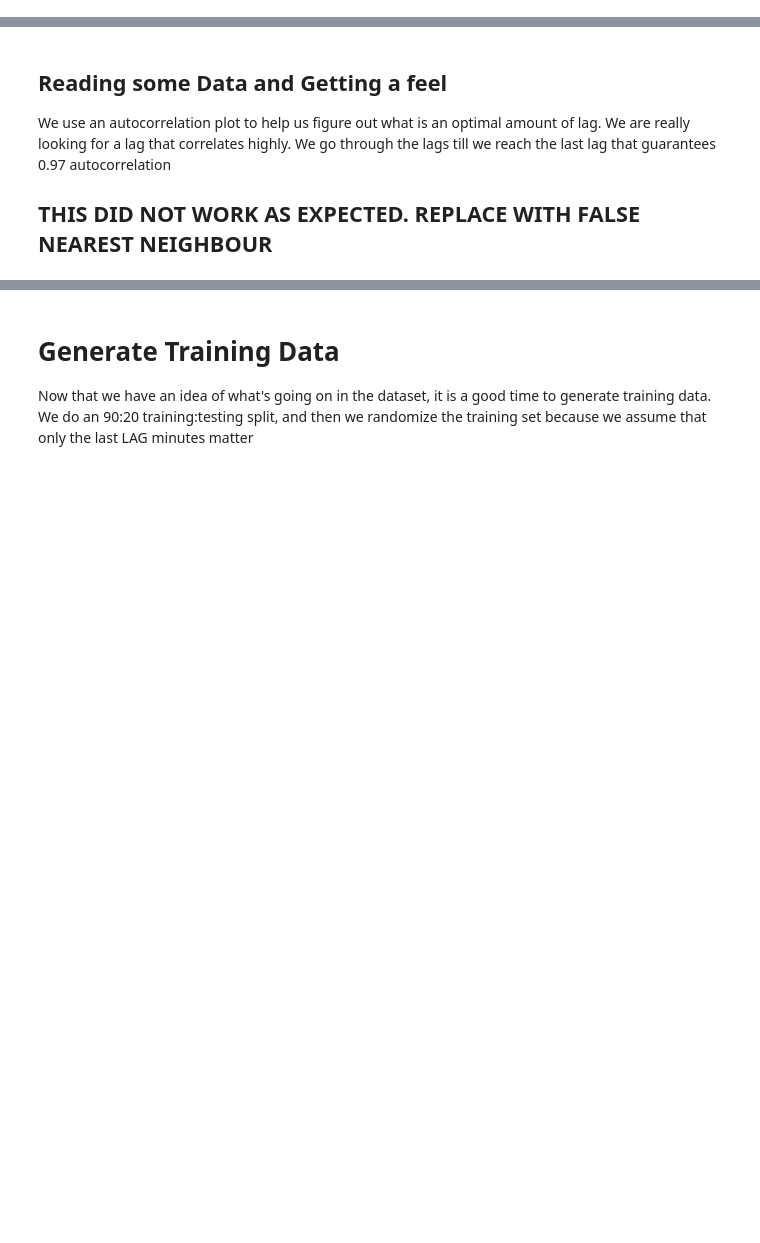
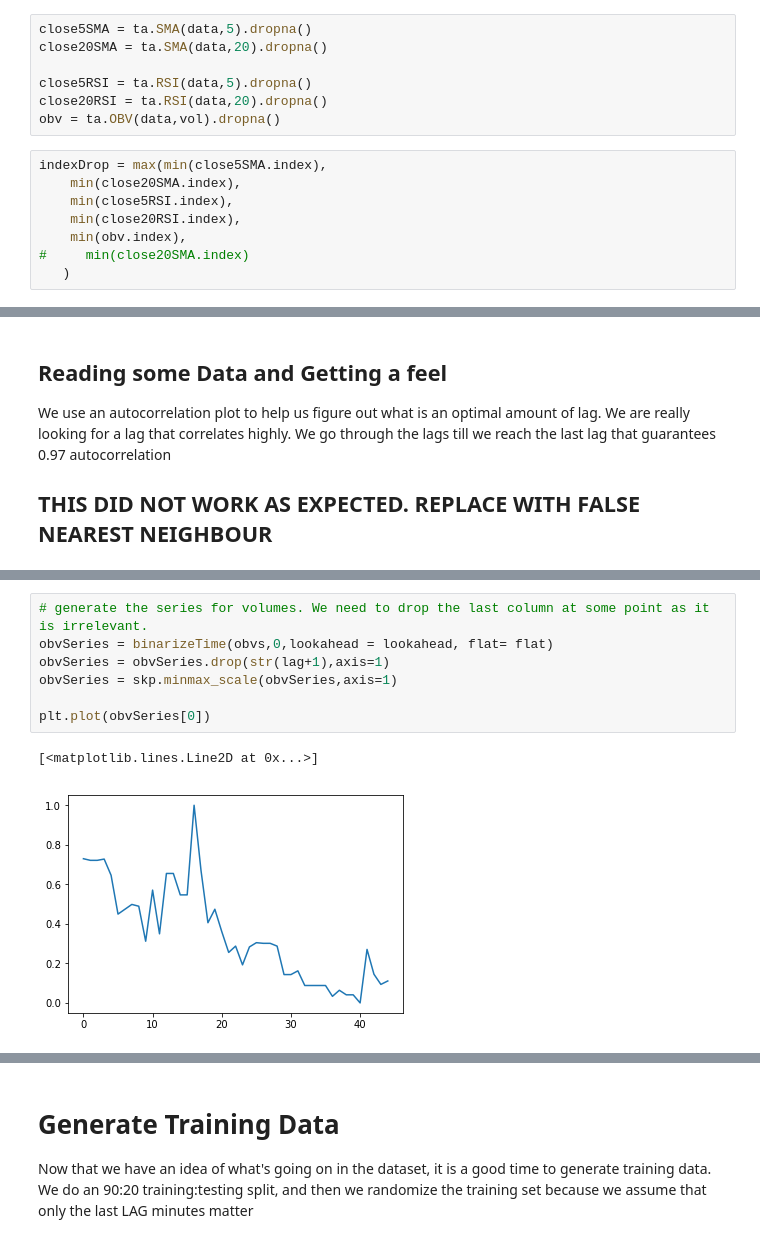
Before and after one commit to s2c/MetaAlgo, a Jupyter notebook: TradingSystemV3-Copy1.ipynb, the cells around one changed output, grey strips where cells are left out. Cells and saved outputs as stored; diff of their text form; blank space fills up the shorter version.

```diff
--- a/TradingSystemV3-Copy1.ipynb
+++ b/TradingSystemV3-Copy1.ipynb
@@ -148 +141,16 @@ low = res['low']
 # res.tail(100)
+# %%
+close5SMA = ta.SMA(data,5).dropna()
+close20SMA = ta.SMA(data,20).dropna()
+
+close5RSI = ta.RSI(data,5).dropna()
+close20RSI = ta.RSI(data,20).dropna()
+obv = ta.OBV(data,vol).dropna()
+# %%
+indexDrop = max(min(close5SMA.index),
+    min(close20SMA.index),
+    min(close5RSI.index),
+    min(close20RSI.index),
+    min(obv.index),
+#     min(close20SMA.index)
+   )
@@ -266,2 +247,12 @@ plt.plot(opensSeries[0])
+# %%
+# generate the series for volumes. We need to drop the last column at some point as it is irrelevant.
+obvSeries = binarizeTime(obvs,0,lookahead = lookahead, flat= flat)
+obvSeries = obvSeries.drop(str(lag+1),axis=1)
+obvSeries = skp.minmax_scale(obvSeries,axis=1)
+
+plt.plot(obvSeries[0])
+# %% [output]
+[<matplotlib.lines.Line2D at 0x...>]
+[figure, added]
 # %%
 # Create binary series where 0 = hold and 1 = buy
```
Also changed, not shown: parts of 53 cells of this notebook, 8 other files.
